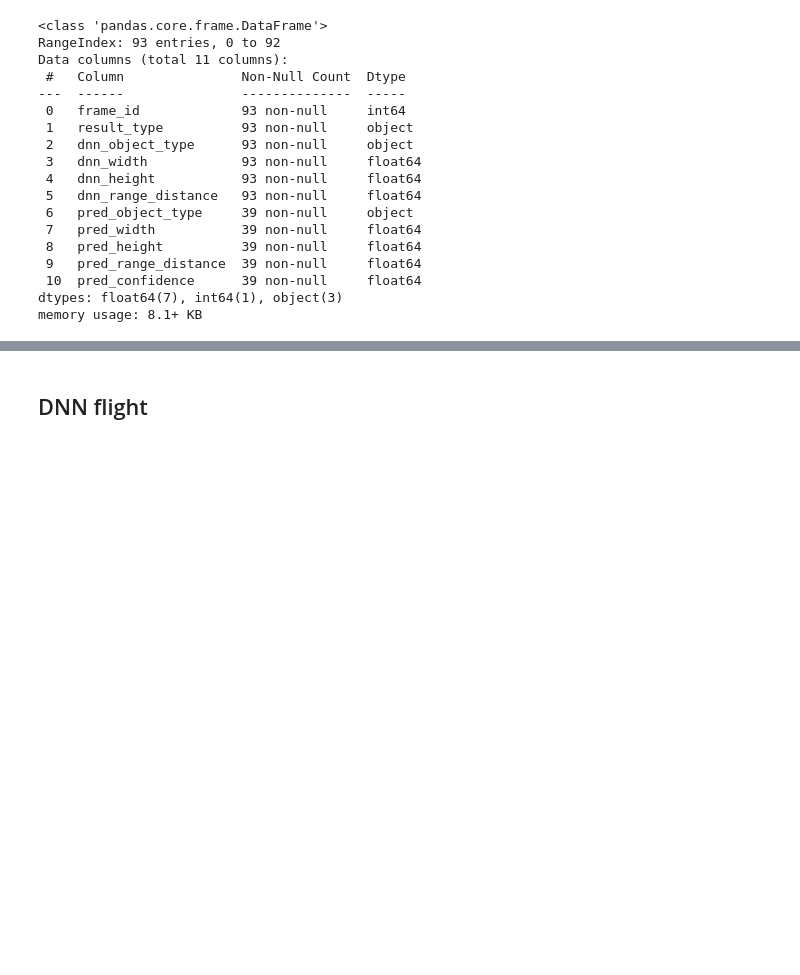
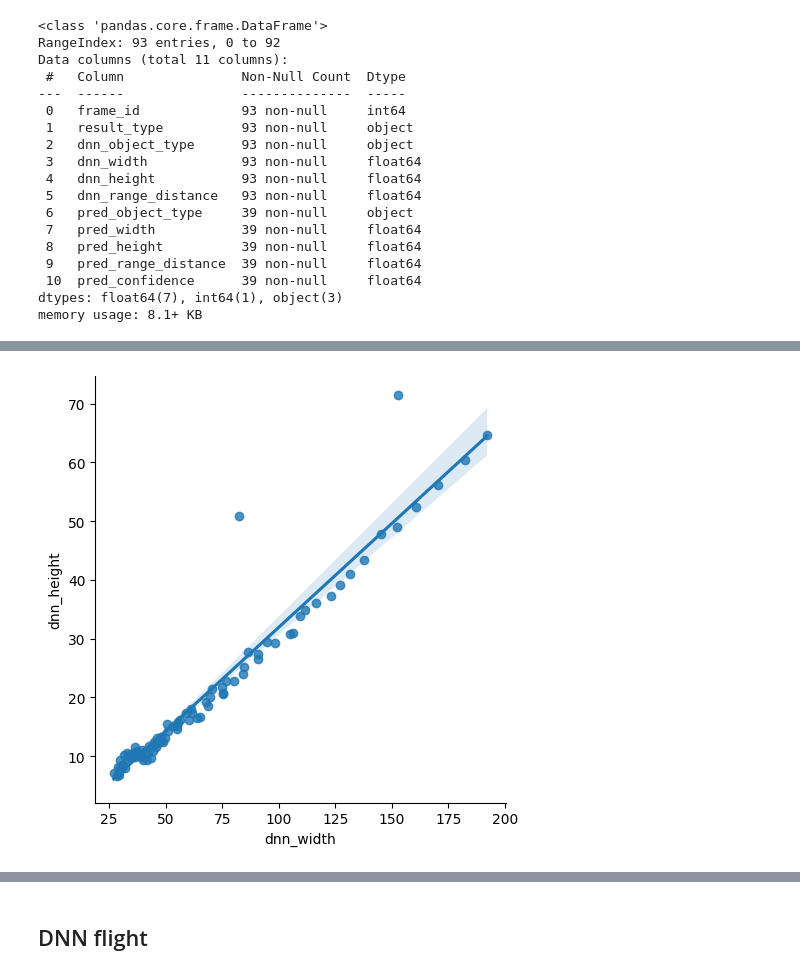
Before and after one commit to bulentsiyah/Mantis-Shrimp-Eye-s-Collision-Avoidance, a Jupyter notebook: dataframe_analysis.ipynb, the cells around one changed output, grey strips where cells are left out. Saved outputs shown, nothing was run; the diff lists cells and outputs as text; code cells hidden in the pictures; blank space fills up the shorter version.

```diff
--- a/dataframe_analysis.ipynb
+++ b/dataframe_analysis.ipynb
@@ -160,0 +181,5 @@ memory usage: 8.1+ KB
+# %%
+sns.lmplot(x="dnn_width", y="dnn_height", data=dnn_result_dataframe)
+plt.show()
+# %% [output]
+[figure, added]
```
Also changed, not shown: parts of 11 cells of this notebook, 5 other files.
